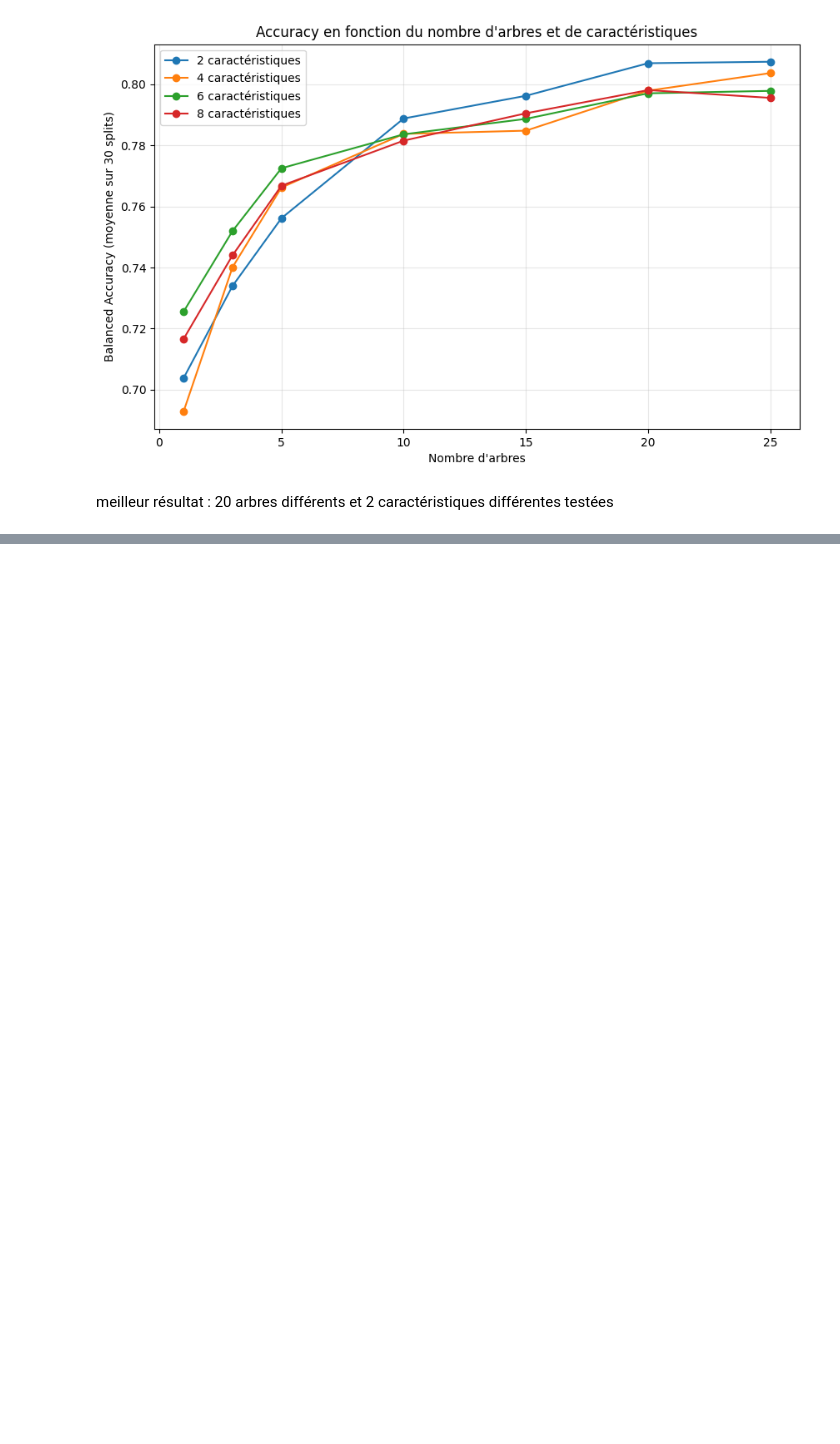
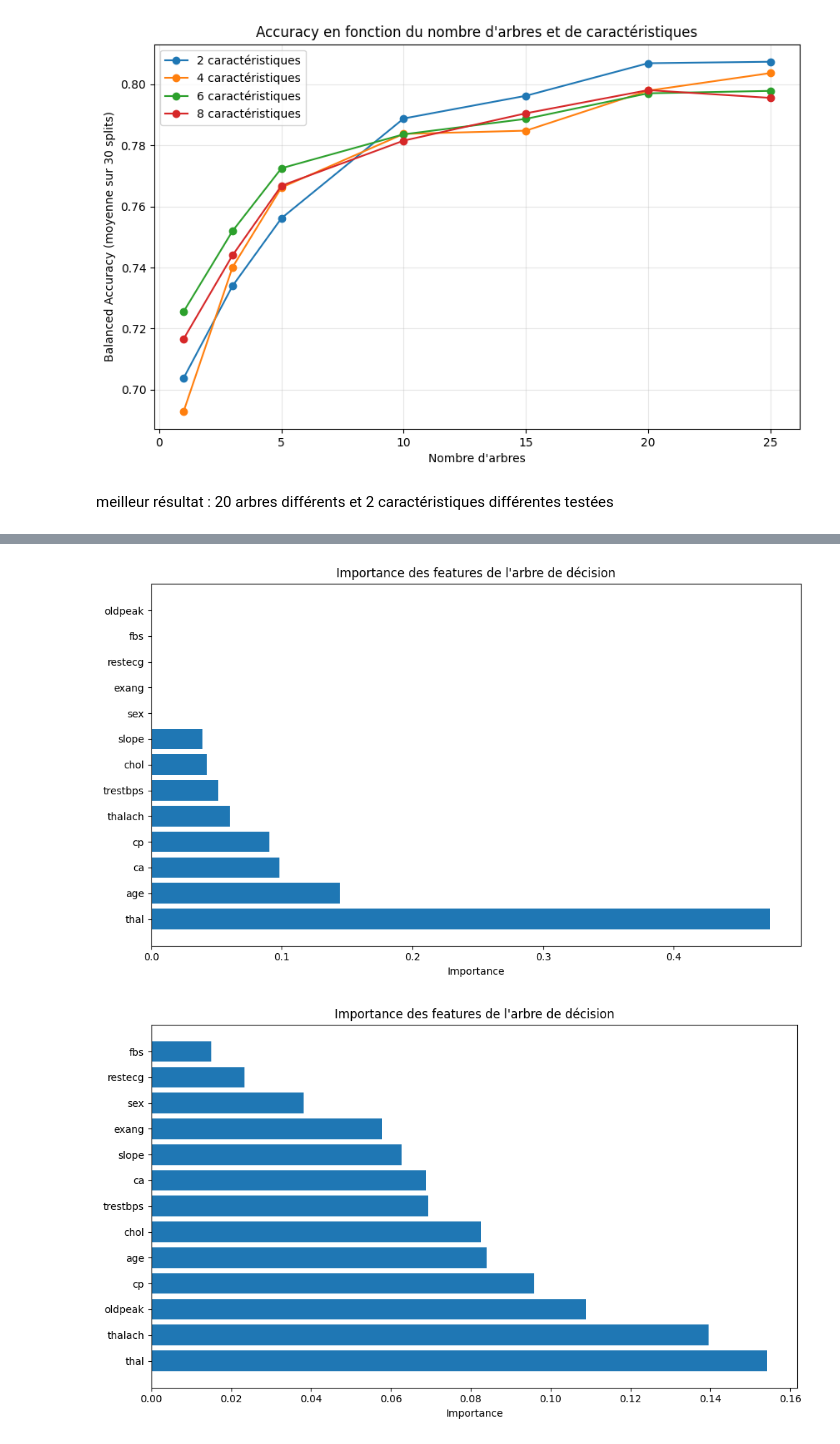
Before and after one commit to prichert17/Apprentissage_automatique_arbre_decision, a Jupyter notebook: main.ipynb, the cells around one changed output, grey strips where cells are left out. Drawn from its saved outputs; the diff is of its cells as text; code cells hidden in the pictures; blank space fills up the shorter version.

```diff
--- a/main.ipynb
+++ b/main.ipynb
@@ -448,0 +520,32 @@ Balanced Accuracy forêt aléatoire : 0.7867965367965368
+# %%
+feature_names = X.columns[:13]
+
+feature_importance = pd.DataFrame({
+    'feature': feature_names,
+    'importance': clf_best.feature_importances_
+}).sort_values('importance', ascending=False)
+
+
+plt.figure(figsize=(10, 6))
+plt.barh(feature_importance['feature'], feature_importance['importance'])
+plt.xlabel('Importance')
+plt.title("Importance des features de l'arbre de décision")
+plt.tight_layout()
+
+
+feature_importance = pd.DataFrame({
+    'feature': feature_names,
+    'importance': clf_rf.feature_importances_
+}).sort_values('importance', ascending=False)
+
+
+# Visualiser importance
+plt.figure(figsize=(10, 6))
+plt.barh(feature_importance['feature'], feature_importance['importance'])
+plt.xlabel('Importance')
+plt.title("Importance des features de l'arbre de décision")
+plt.tight_layout()
+plt.show()
+# %% [output]
+[figure, added]
+[figure, added]
```
Also changed, not shown: parts of 11 cells of this notebook.
